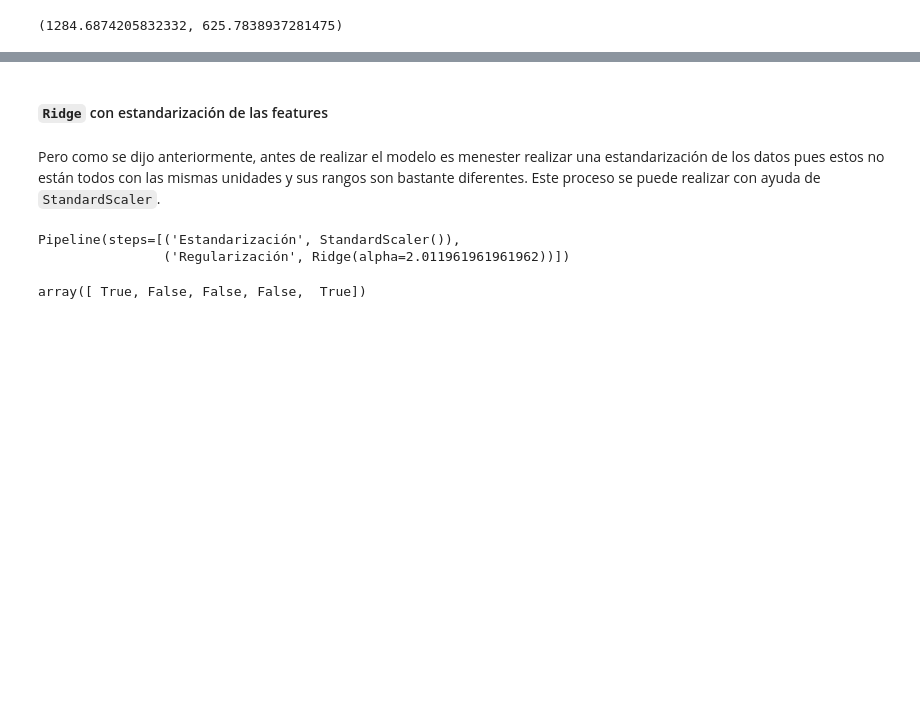
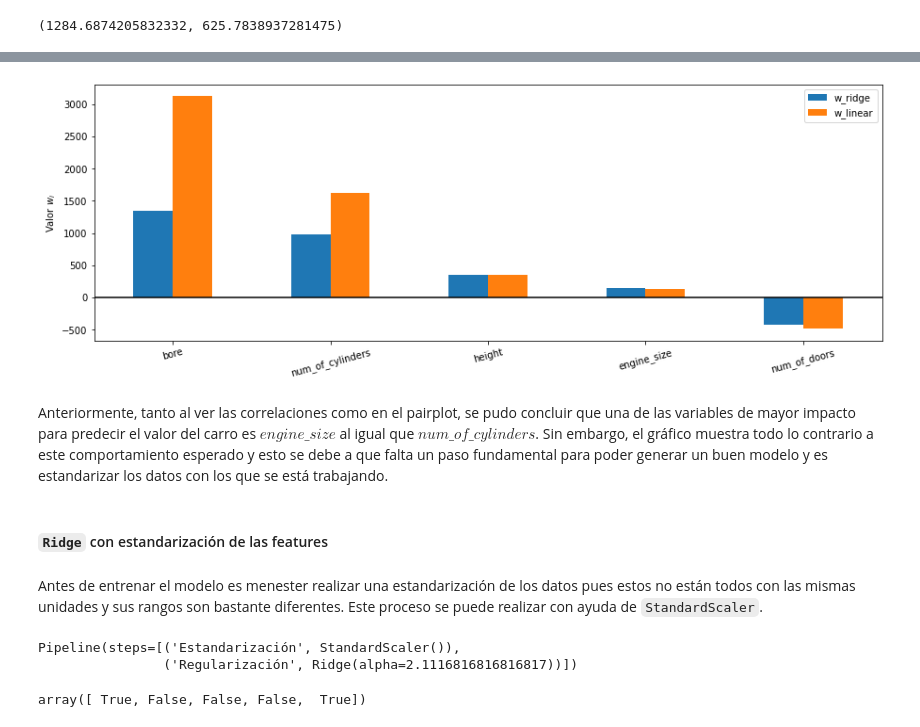
Before and after one commit to hplbrayan/Un-curso-de-Machine-Learning, a Jupyter notebook: 07_ML_Modelos_de_Regresion/N1_Linear_Models.ipynb, the cells around one changed output, grey strips where cells are left out. Cells and saved outputs as stored; diff of their text form; code cells hidden in the pictures; blank space fills up the shorter version.

```diff
--- a/07_ML_Modelos_de_Regresion/N1_Linear_Models.ipynb
+++ b/07_ML_Modelos_de_Regresion/N1_Linear_Models.ipynb
@@ -334,0 +340,4 @@ model_linear.coef_.std(), model_ridge.coef_.std()
+# %%
+coefs_df = pd.DataFrame({"w_ridge":model_ridge.coef_, "w_linear":model_linear.coef_},
+                        index=sel_features).sort_values(by="w_ridge", ascending=False)
+coefs_df
@@ -335,9 +351,22 @@ model_linear.coef_.std(), model_ridge.coef_.std()
+# %%
+fig, ax = plt.subplots(figsize=(15,5))
+
+coefs_df.plot.bar(ax=ax)
+ax.hlines(0, ax.get_xlim()[0], ax.get_xlim()[1], color="k")
+
+ax.set_xticks(ticks=range(len(sel_features)), labels=coefs_df.index, rotation=15)
+ax.set_ylabel(r"Valor $w_i$")
+plt.show()
+# %% [output]
+[figure, added]
+# %% [markdown]
+Anteriormente, tanto al ver las correlaciones como en el pairplot, se pudo concluir que una de las variables de mayor impacto para predecir el valor del carro es $engine\_size$ al igual que $num\_of\_cylinders$. Sin embargo, el gráfico muestra todo lo contrario a este comportamiento esperado y esto se debe a que falta un paso fundamental para poder generar un buen modelo y es estandarizar los datos con los que se está trabajando.
 # %% [markdown]
 #### <code>Ridge</code> con estandarización de las features
 # %% [markdown]
-Pero como se dijo anteriormente, antes de realizar el modelo es menester realizar una estandarización de los datos pues estos no están todos con las mismas unidades y sus rangos son bastante diferentes. Este proceso se puede realizar con ayuda de <code>StandardScaler</code>.
+Antes de entrenar el modelo es menester realizar una estandarización de los datos pues estos no están todos con las mismas unidades y sus rangos son bastante diferentes. Este proceso se puede realizar con ayuda de <code>StandardScaler</code>.
 # %%
-best_alpha = RidgeCV(alphas=np.linspace(0.01, 500, 1000))\
+best_alpha_std = RidgeCV(alphas=np.linspace(0.01, 50, 1000))\
                                     .fit(
                                         X=StandardScaler().fit_transform(X_train),
                                         y=y_train)\
@@ -346,7 +375,7 @@ best_alpha = RidgeCV(alphas=np.linspace(0.01, 500, 1000))\
 # Ridge estandarizado
 model_ridge_std = Pipeline(steps=[
                                 ("Estandarización", StandardScaler()),
-                                ("Regularización", Ridge(alpha=best_alpha))
+                                ("Regularización", Ridge(alpha=best_alpha_std))
                                 ])
 
 # Lineal estandarizado
@@ -358,7 +387,7 @@ model_linear_std = Pipeline(steps=[
 model_ridge_std.fit(X_train, y_train)
 # %% [output]
 Pipeline(steps=[('Estandarización', StandardScaler()),
-                ('Regularización', Ridge(alpha=2.011961961961962))])
+                ('Regularización', Ridge(alpha=2.1116816816816817))])
 # %%
 model_ridge_std.get_params()["Regularización"].coef_ < model_linear_std.get_params()["Lineal"].coef_
 # %% [output]
```
Also changed, not shown: parts of 14 cells of this notebook.
